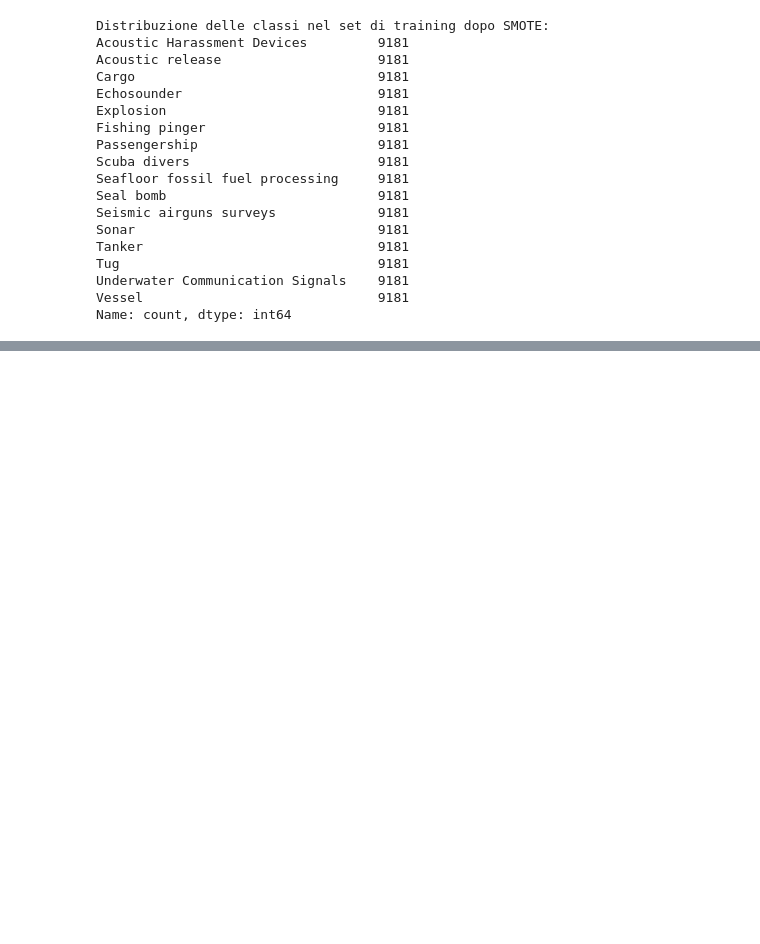
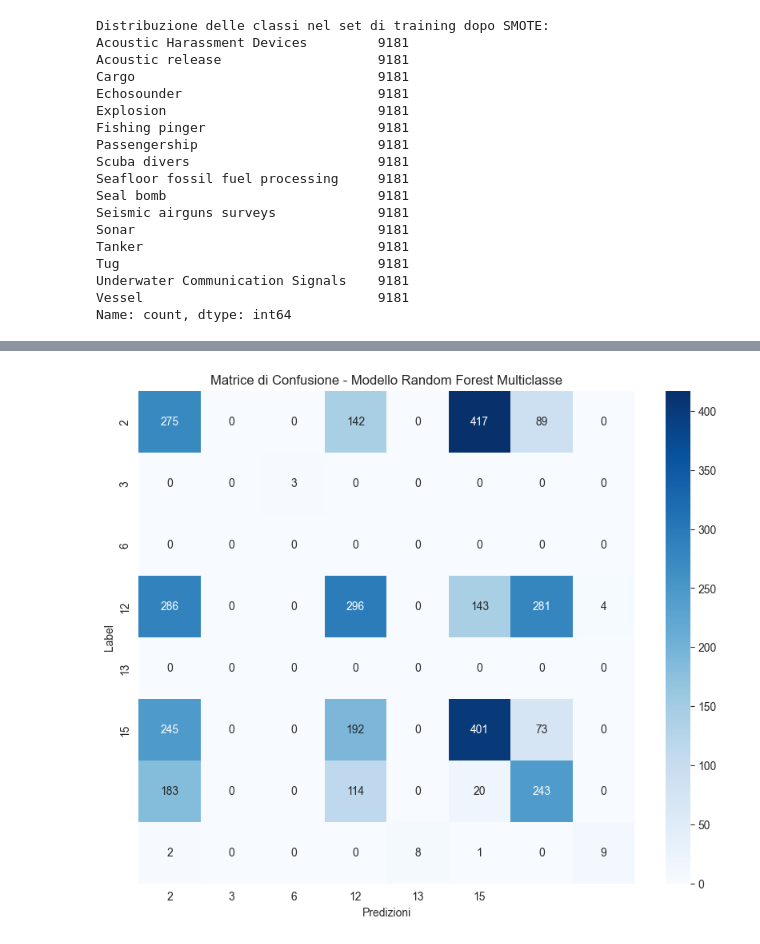
Before and after one commit to TherealBarnar/Underwater-Sounds-Classification-1, a Jupyter notebook: oversampling_multiclass.ipynb, the cells around one changed output, grey strips where cells are left out. Cells and saved outputs as stored; diff of their text form; code cells hidden in the pictures; blank space fills up the shorter version.

```diff
--- a/oversampling_multiclass.ipynb
+++ b/oversampling_multiclass.ipynb
@@ -163,3 +172,3 @@ X_train_resampled: (146896, 9)
 # %%
-random_forest_model = oversampling_multiclass.train_random_forest_multiclass(X_train_resampled, y_train_resampled, X_val_imputed, y_val_encoded, 10)
+random_forest_model = oversampling_multiclass.train_random_forest_multiclass(X_train_resampled, y_train_resampled, X_val_imputed, y_val_encoded, 1)
 # %% [output]
@@ -169,0 +195,21 @@ Fitting 2 folds for each of 24 candidates, totalling 48 fits
+# %%
+# 1. Effettua le predizioni sul set di convalida
+y_pred_multiclass = random_forest_model.predict(X_val_imputed)
+
+# 2. Calcola la matrice di confusione
+cm_multiclass = confusion_matrix(y_val_encoded, y_pred_multiclass)
+
+# 3. Ottieni le etichette uniche
+class_labels = np.unique(y_val_encoded)
+
+# 4. Visualizza la matrice di confusione
+plt.figure(figsize=(10, 8))
+sns.heatmap(cm_multiclass, annot=True, fmt='d', cmap='Blues',
+            xticklabels=class_labels,
+            yticklabels=class_labels)
+plt.xlabel('Predizioni')
+plt.ylabel('Label')
+plt.title('Matrice di Confusione - Modello Random Forest Multiclasse')
+plt.show()
+# %% [output]
+[figure, added]
```
Also changed, not shown: parts of 28 cells of this notebook, 11 other files.
